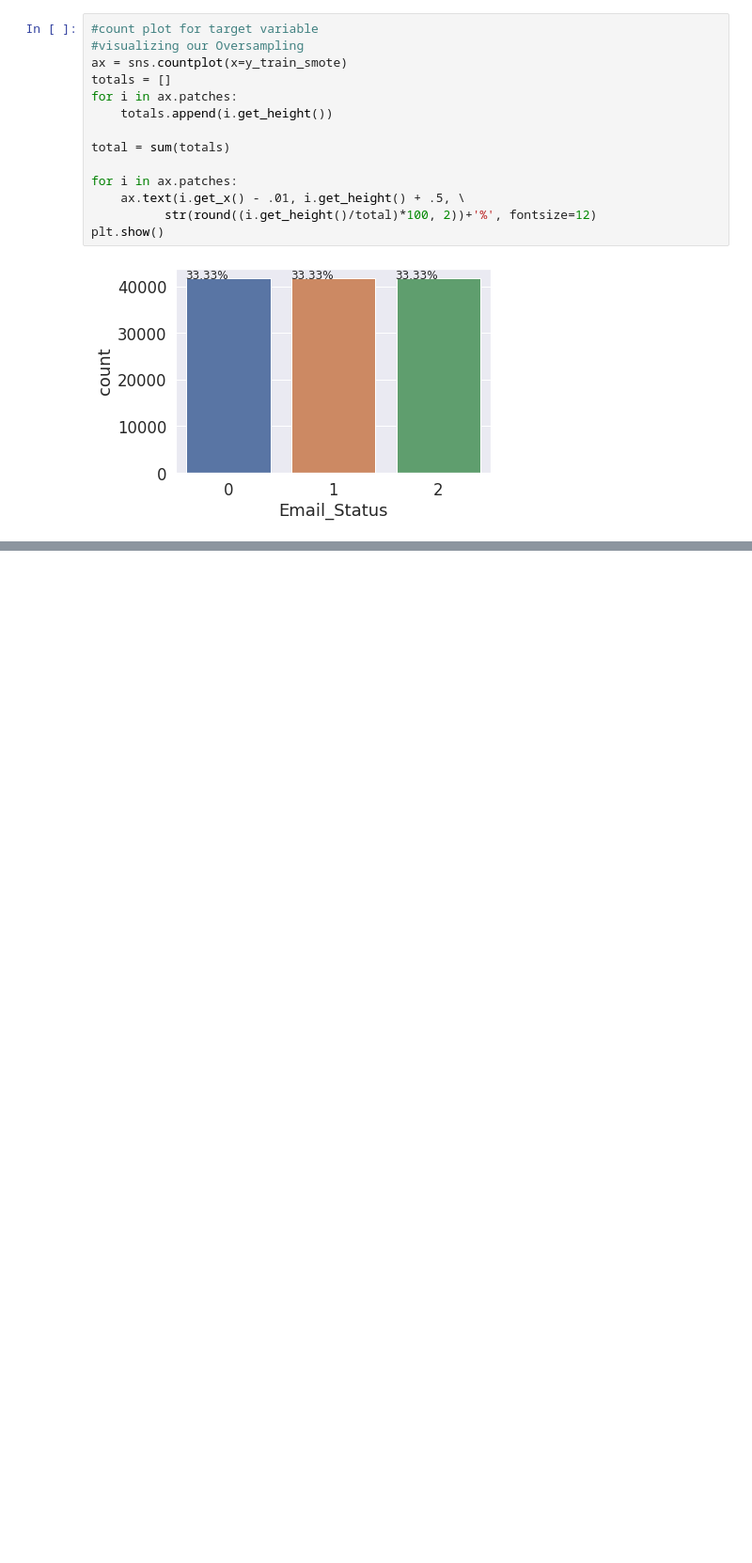
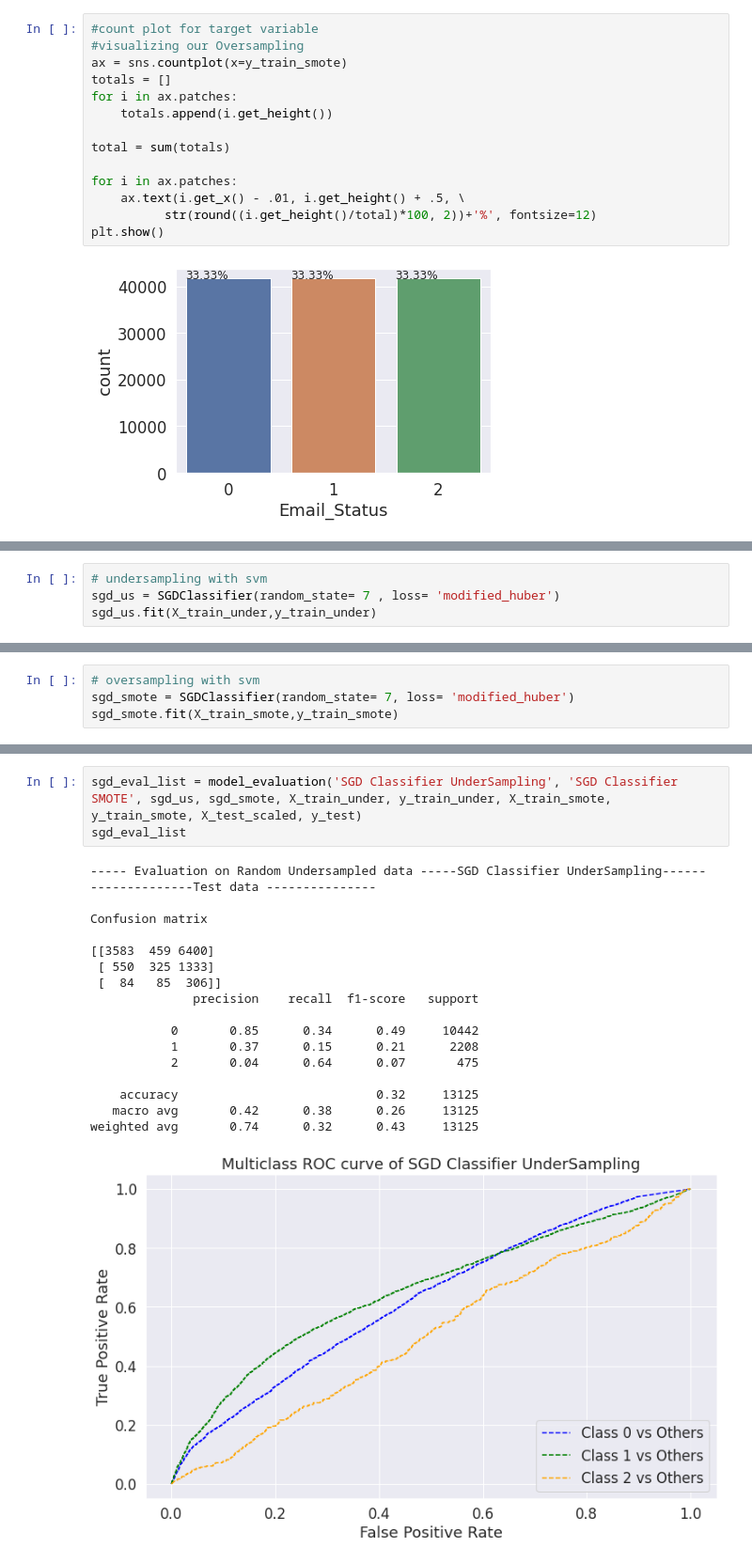
Before and after one commit to RanojoyBiswas/Email-Campaign-Effectiveness-Prediction, a Jupyter notebook: Email_Campaign_Effectiveness_Prediction.ipynb, the cells around one changed output, grey strips where cells are left out. Shown at 94% size. Drawn from its saved outputs; the diff is of its cells as text; blank space fills up the shorter version.

```diff
--- a/Email_Campaign_Effectiveness_Prediction.ipynb
+++ b/Email_Campaign_Effectiveness_Prediction.ipynb
@@ -981,0 +1306,4 @@ plt.show()
+# %%
+# undersampling with svm
+sgd_us = SGDClassifier(random_state= 7 , loss= 'modified_huber')
+sgd_us.fit(X_train_under,y_train_under)
@@ -981,0 +1312,4 @@ plt.show()
+# %%
+# oversampling with svm
+sgd_smote = SGDClassifier(random_state= 7, loss= 'modified_huber')
+sgd_smote.fit(X_train_smote,y_train_smote)
@@ -981,0 +1318,22 @@ plt.show()
+# %%
+sgd_eval_list = model_evaluation('SGD Classifier UnderSampling', 'SGD Classifier SMOTE', sgd_us, sgd_smote, X_train_under, y_train_under, X_train_smote, y_train_smote, X_test_scaled, y_test)
+sgd_eval_list
+# %% [output]
+----- Evaluation on Random Undersampled data -----SGD Classifier UnderSampling------
+--------------Test data ---------------
+
+Confusion matrix
+
+[[3583  459 6400]
+ [ 550  325 1333]
+ [  84   85  306]]
+              precision    recall  f1-score   support
+
+           0       0.85      0.34      0.49     10442
+           1       0.37      0.15      0.21      2208
+           2       0.04      0.64      0.07       475
+
+    accuracy                           0.32     13125
+   macro avg       0.42      0.38      0.26     13125
+weighted avg       0.74      0.32      0.43     13125
+[figure, added]
```
Also changed, not shown: parts of 60 cells of this notebook.
